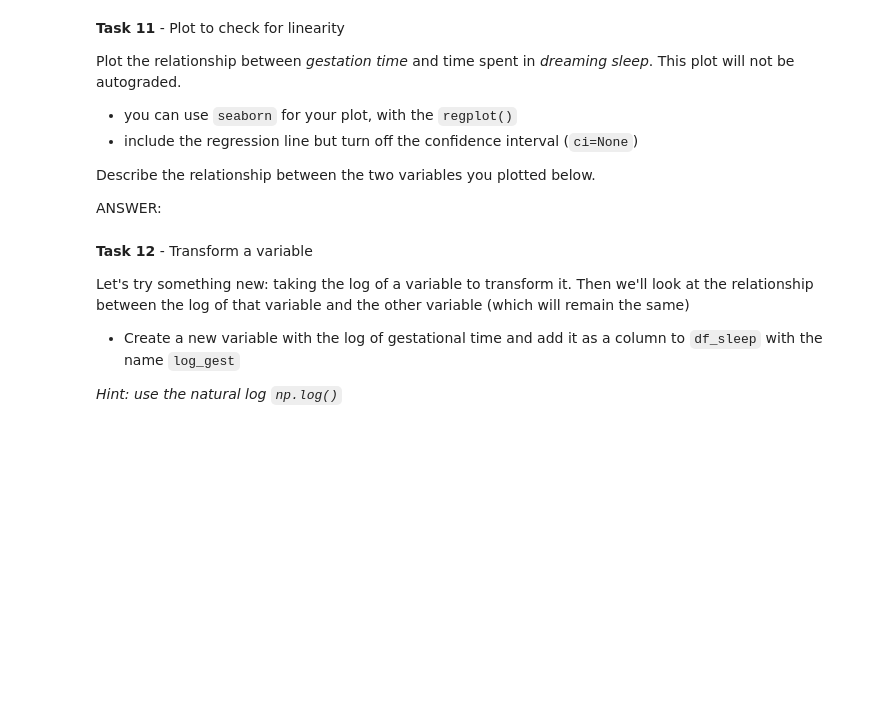
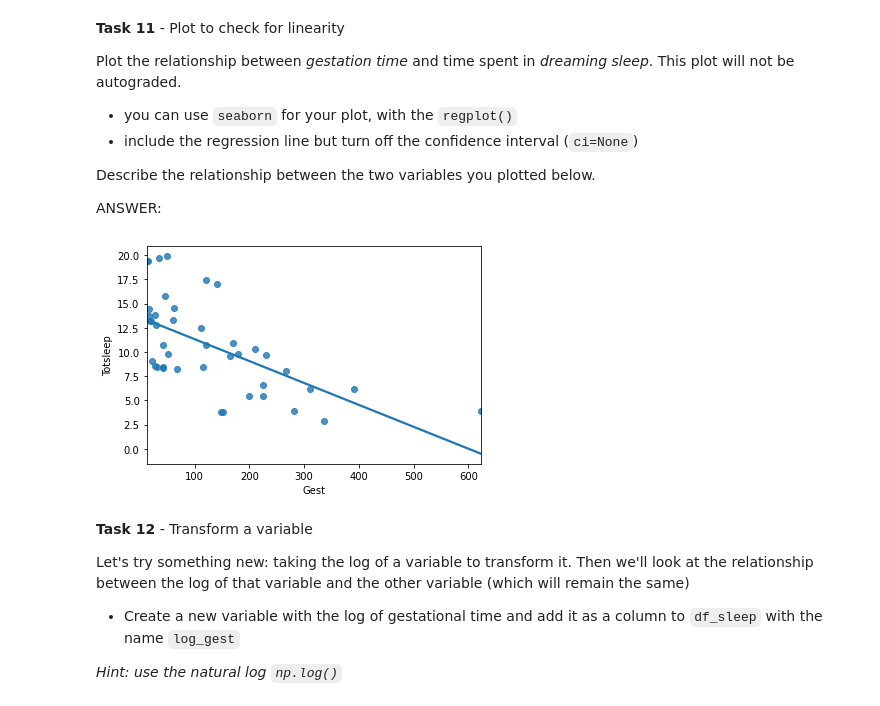
Before and after one commit to Samuel-Egbert31415/DS-Unit-1-Sprint-1-Data-Wrangling-and-Storytelling, a Jupyter notebook: LS_DS_132_Inference_For_Regression_Assignment_Samuel_Egbert_AG.ipynb, the cells around one changed output. Drawn from its saved outputs; the diff is of its cells as text; code cells hidden in the pictures; blank space fills up the shorter version.

```diff
--- a/LS_DS_132_Inference_For_Regression_Assignment_Samuel_Egbert_AG.ipynb
+++ b/LS_DS_132_Inference_For_Regression_Assignment_Samuel_Egbert_AG.ipynb
@@ -278,8 +282,7 @@ Before we can look at the data, we need to load in the data. The URL has been pr
 
 data_url_2 = 'https://raw.githubusercontent.com/LambdaSchool/data-science-practice-datasets/main/unit_1/Sleep/Sleep.csv'
 
-# YOUR CODE HERE
-raise NotImplementedError()
+df_sleep = pd.read_csv(data_url_2)
 
 # Print out your DataFrame
 df_sleep.head()
@@ -309,3 +314,11 @@ raise NotImplementedError()
+# %%
+# Task 11
+
+import seaborn as sns
+
+ax = sns.regplot(x = 'Gest', y = 'Totsleep', data = df_sleep, ci = None)
+# %% [output]
+[figure, added]
 # %% [markdown]
 **Task 12** - Transform a variable
 
```
Also changed, not shown: parts of 14 cells of this notebook.
